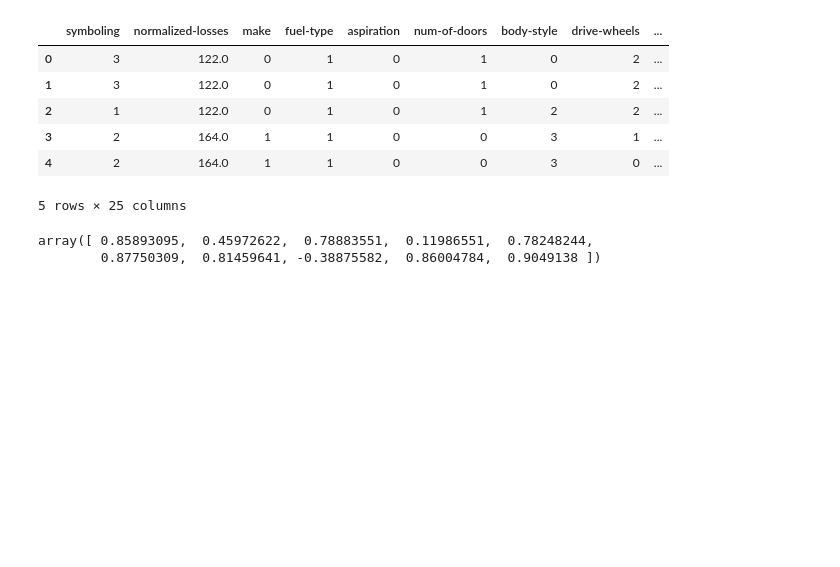
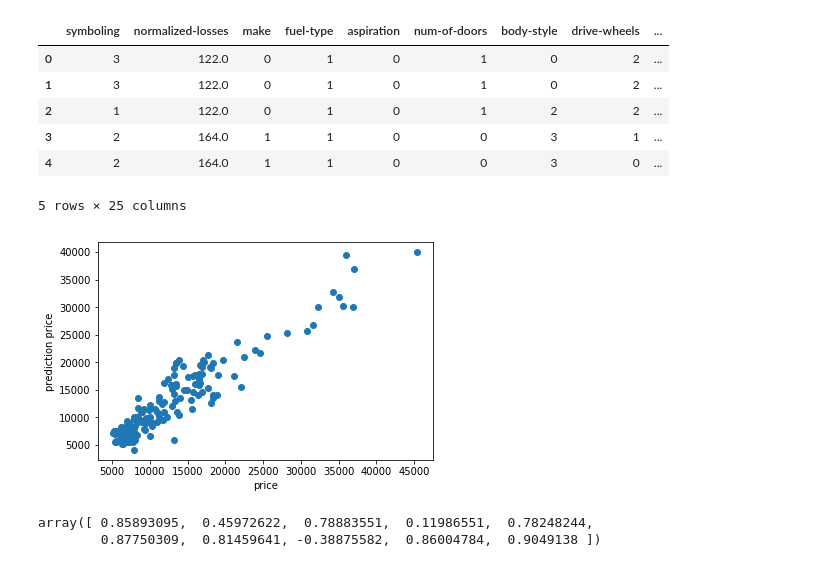
Before and after one commit to woongkook/mini_project, a Jupyter notebook: mini_project.ipynb, the cells around one changed output. Drawn from its saved outputs; the diff is of its cells as text; code cells hidden in the pictures; blank space fills up the shorter version.

```diff
--- a/mini_project.ipynb
+++ b/mini_project.ipynb
@@ -167,6 +167,15 @@ x_train, x_test, y_train,  y_test = sklearn.model_selection.train_test_split(X,
 # %%
 model = LinearRegression()
 lm_1 = model.fit(x_train, y_train)
+# %%
+predictions = lm_1.predict(x_train)
+
+plt.scatter(y_train, predictions)
+plt.xlabel(u"price")
+plt.ylabel(u"prediction price")
+plt.show()
+# %% [output]
+[figure, added]
 # %%
 cv = KFold(10)
 
```
